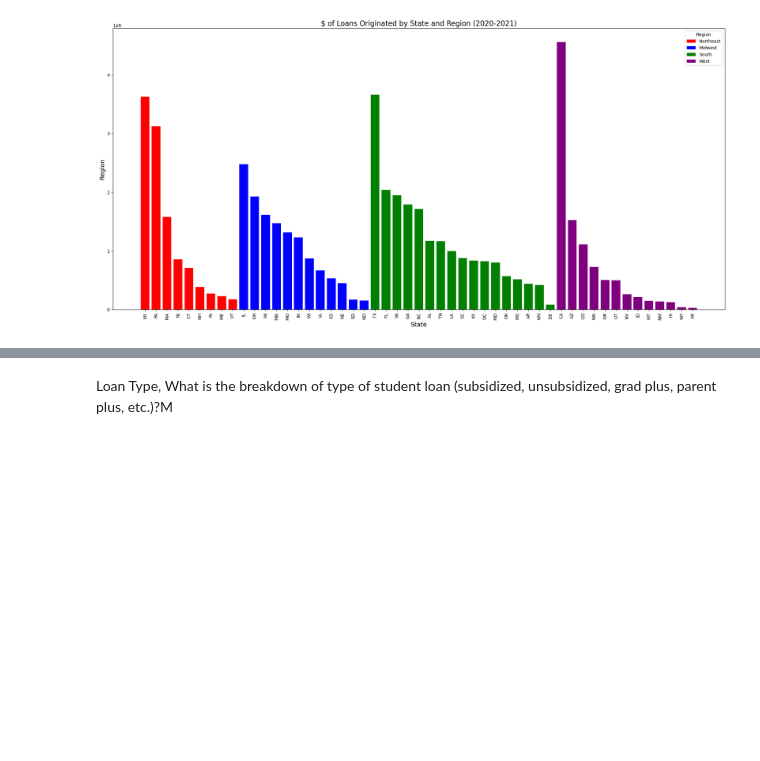
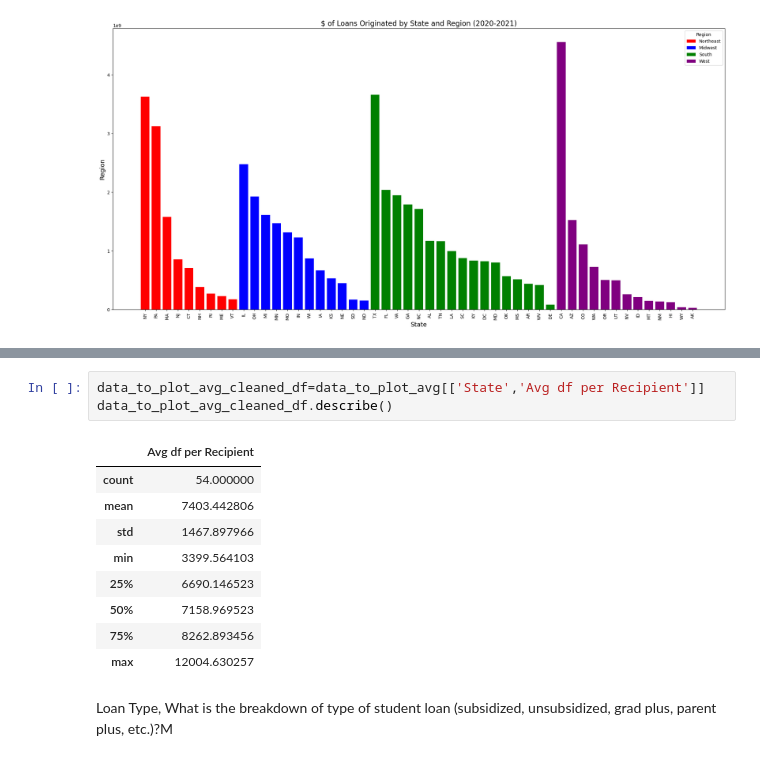
Before and after one commit to wemlaztdj/Demo_p1, a Jupyter notebook: main - TC.ipynb, the cells around one changed output, grey strips where cells are left out. Drawn from its saved outputs; the diff is of its cells as text; blank space fills up the shorter version.

```diff
--- a/main - TC.ipynb
+++ b/main - TC.ipynb
@@ -319,3 +326,16 @@ plt.show()
+# %%
+data_to_plot_avg_cleaned_df=data_to_plot_avg[['State','Avg df per Recipient']]
+data_to_plot_avg_cleaned_df.describe()
+# %% [output]
+|  | Avg df per Recipient |
+| count | 54.000000 |
+| mean | 7403.442806 |
+| std | 1467.897966 |
+| min | 3399.564103 |
+| 25% | 6690.146523 |
+| 50% | 7158.969523 |
+| 75% | 8262.893456 |
+| max | 12004.630257 |
 # %% [markdown]
 Loan Type, What is the breakdown of type of student loan  (subsidized, unsubsidized, grad plus, parent plus, etc.)?M
 # %% [markdown]
```
Also changed, not shown: parts of 4 cells of this notebook.
